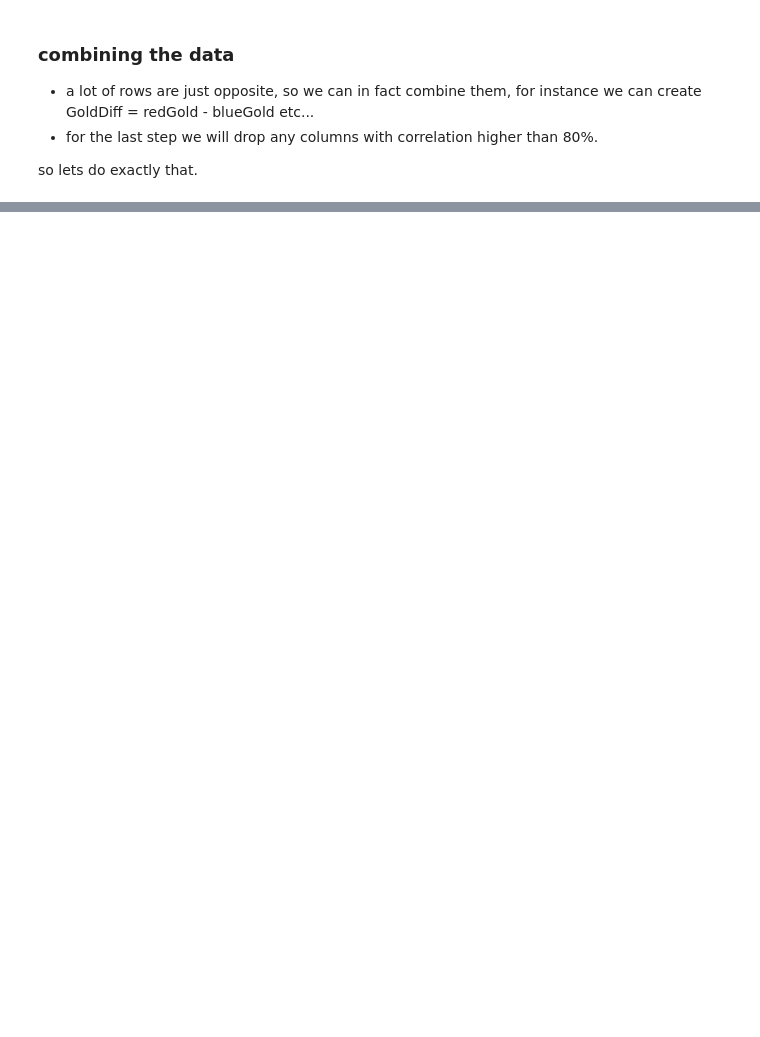
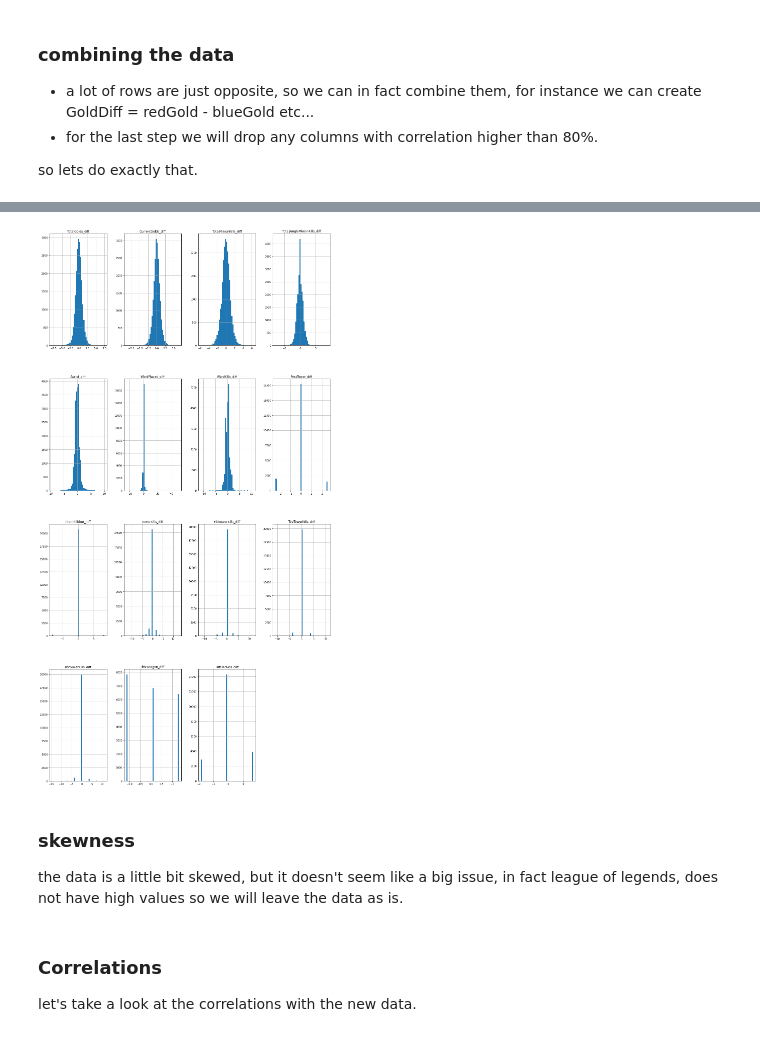
Before and after one commit to mike-tr/IntroToDS_Final, a Jupyter notebook: P3_league_win_predict.ipynb, the cells around one changed output, grey strips where cells are left out. Cells and saved outputs as stored; diff of their text form; code cells hidden in the pictures; blank space fills up the shorter version.

```diff
--- a/P3_league_win_predict.ipynb
+++ b/P3_league_win_predict.ipynb
@@ -330,0 +371,45 @@ print(scores.mean())
+# %%
+from sklearn.pipeline import Pipeline
+from sklearn.preprocessing import StandardScaler
+
+class ScaleData(BaseEstimator, TransformerMixin):
+    def fit(self, X):
+        return self
+    def transform(self,X):
+        tmp = X.copy()
+        X = StandardScaler().fit_transform(X)
+        return pd.DataFrame(X, index = tmp.index, columns = tmp.columns)
+
+ignore_list = ["Winner", "blueTotalGolds", "redTotalGolds", "blueKill", "redKill"]
+model_pipeline = Pipeline([
+        ('cleaner',  CleanData()),
+        ('corr1', FixCorrelation(0.9, ignore_list)),
+        ('merger', ColumnMerger("blue", "red", ["Winner"])),
+        ('corr2', FixCorrelation(0.8, ["Winner"])),
+        ('scaler', ScaleData()),
+    ])
+
+train_set, test_set = train_test_split(league_data, test_size = 0.2, random_state = 2)
+def split_test_train(data_set):
+    return data_set.drop('Winner', axis = 1), data_set['Winner']
+
+x_train, y_train = split_test_train(train_set)
+
+x_train_copy = model_pipeline.fit_transform(x_train)
+x_train_copy.hist(bins = 50, figsize = (20,40))
+plt.show()
+#
+# model_pipeline.fit(x_train)
+# x_train_copy = model_pipeline.transform(x_train)
+# x_train_copy
+#
+# reg = LogisticRegression(max_iter = 1000)
+# scores = cross_val_score(reg, x_train_copy, y_train, scoring = 'accuracy', cv = 10)
+#
+# print("cross val score:",scores.mean())
+# %% [output]
+[figure, added]
+# %% [markdown]
+### skewness
+the data is a little bit skewed, but it doesn't seem like a big issue, in fact league of legends,
+does not have high values so we will leave the data as is.
@@ -330,0 +423,3 @@ print(scores.mean())
+# %% [markdown]
+### Correlations
+let's take a look at the correlations with the new data.
```
Also changed, not shown: parts of 42 cells of this notebook.
